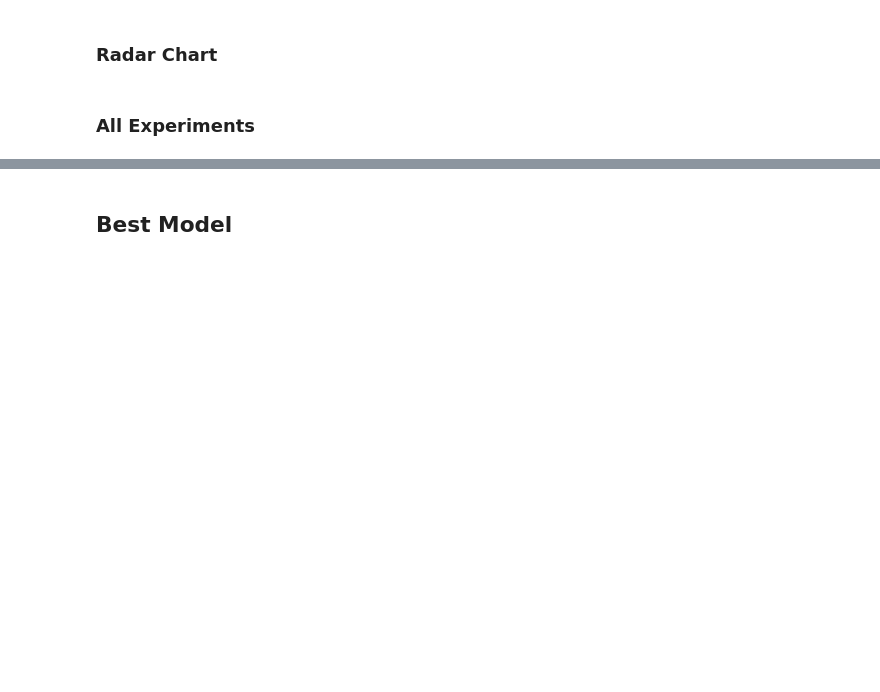
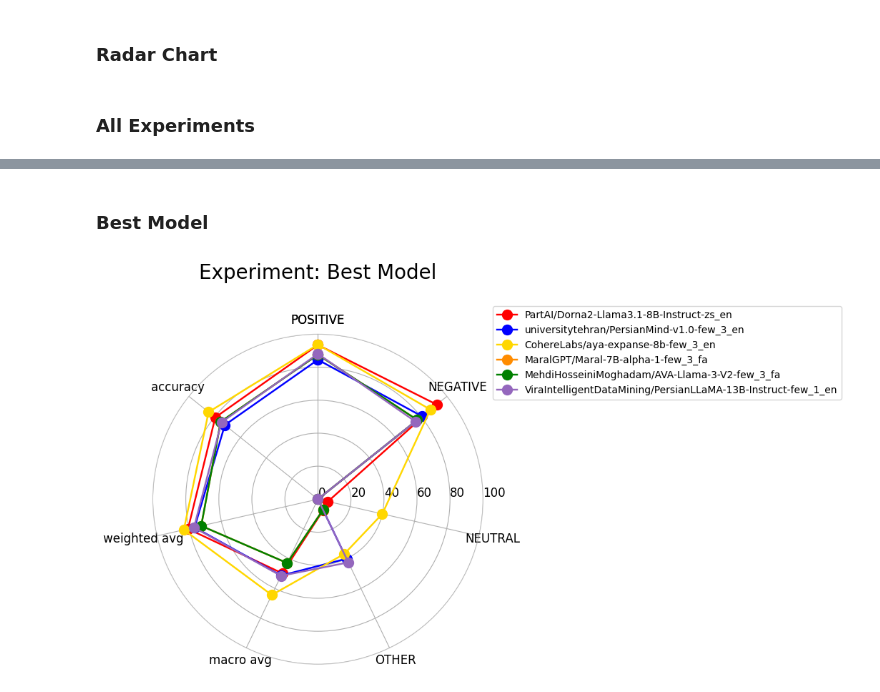
Before and after one commit to shayantabatabaee/llm-sentiment-analysis, a Jupyter notebook: llm-sentiment-analysis.ipynb, the cells around one changed output, grey strips where cells are left out. Drawn from its saved outputs; the diff is of its cells as text; code cells hidden in the pictures; blank space fills up the shorter version.

Commit message:
feature: Add three shot prompts

```diff
--- a/llm-sentiment-analysis.ipynb
+++ b/llm-sentiment-analysis.ipynb
@@ -201,15 +263,37 @@ Sentiment (POSITIVE, NEGATIVE, NEUTRAL, OTHER):
+# %%
+fs_3_user_prompts_01 = f"""
+مثالها:
+{fa_3_examples}
+
+نظر: REVIEW
+احساس (مثبت، منفی، خنثی، سایر):
+"""
+# %%
+fs_3_user_prompts_02 = f"""
+Examples:
+{en_3_examples}
+
+Review: REVIEW
+Sentiment (POSITIVE, NEGATIVE, NEUTRAL, OTHER):
+"""
 # %% [markdown]
 ### Create Prompts
 # %%
 zero_shot_combination = [(system_prompt_01, zs_user_prompt_01), (system_prompt_02, zs_user_prompt_02)]
-few_shot_combination = [(system_prompt_01, fs_user_promps_01), (system_prompt_02, fs_user_promps_02)]
+few_shot_combination = [
+    (system_prompt_01, fs_1_user_prompts_01),
+    (system_prompt_02, fs_1_user_prompts_02),
+    (system_prompt_01, fs_3_user_prompts_01),
+    (system_prompt_02, fs_3_user_prompts_02)]
 zero_shot_final_prompts = [get_message(prompt) for prompt in zero_shot_combination]
 few_shot_final_prompts = [get_message(prompt) for prompt in few_shot_combination]
 prompts = {
     "zs_fa": zero_shot_final_prompts[0],
     "zs_en": zero_shot_final_prompts[1],
-    "few_fa": few_shot_final_prompts[0],
-    "few_en": few_shot_final_prompts[1]
+    "few_1_fa": few_shot_final_prompts[0],
+    "few_1_en": few_shot_final_prompts[1],
+    "few_3_fa": few_shot_final_prompts[2],
+    "few_3_en": few_shot_final_prompts[3]
 }
 # %% [markdown]
 ## Experiments
@@ -605,12 +820,14 @@ def get_best_experiment(metrics):
     for k, v in metrics.items():
         best_accuracy = 0
         best = None
+        key = ""
         for _, experiment in v.items():
             if experiment.loc['weighted avg']['f1-score'] > best_accuracy:
                 best = experiment
                 best_accuracy = experiment.loc['weighted avg']['f1-score']
-        result[k] = {}
-        result[k]['best'] = best
+                key = _
+        result[k+'-'+key] = {}
+        result[k+'-'+key]['best'] = best
     return result
 # %%
 metrics = {
@@ -710,7 +929,9 @@ plt.show()
 # %% [markdown]
-## Best Model
+### Best Model
 # %%
 fig, ax = plt.subplots(subplot_kw=dict(polar=True), figsize=(6, 6))
 plot_radar_chart(best_for_each_model, "Experiment: Best Model", 'best' ,ax)
-ax.legend(loc='upper right', bbox_to_anchor=(2, 1.1))
+ax.legend(loc='upper right', bbox_to_anchor=(2.1, 1.1))
 plt.show()
+# %% [output]
+[figure, added]
```
Also changed, not shown: parts of 33 cells of this notebook.
